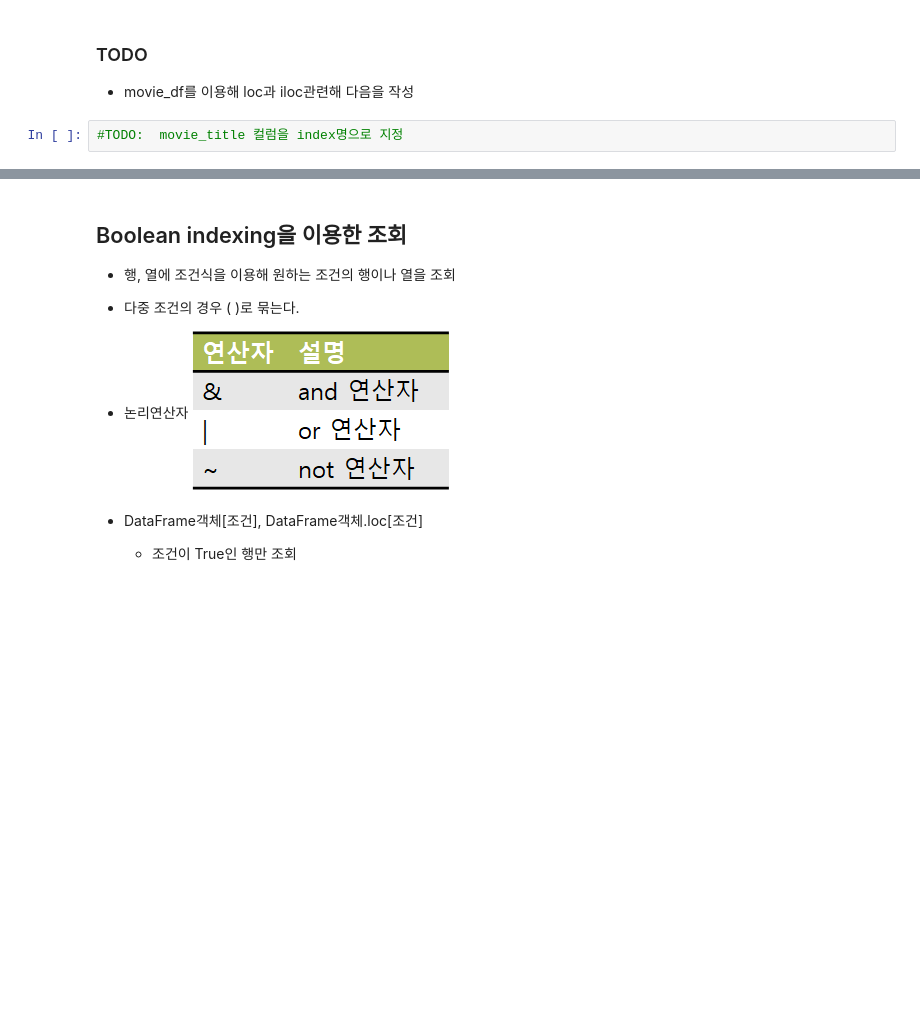
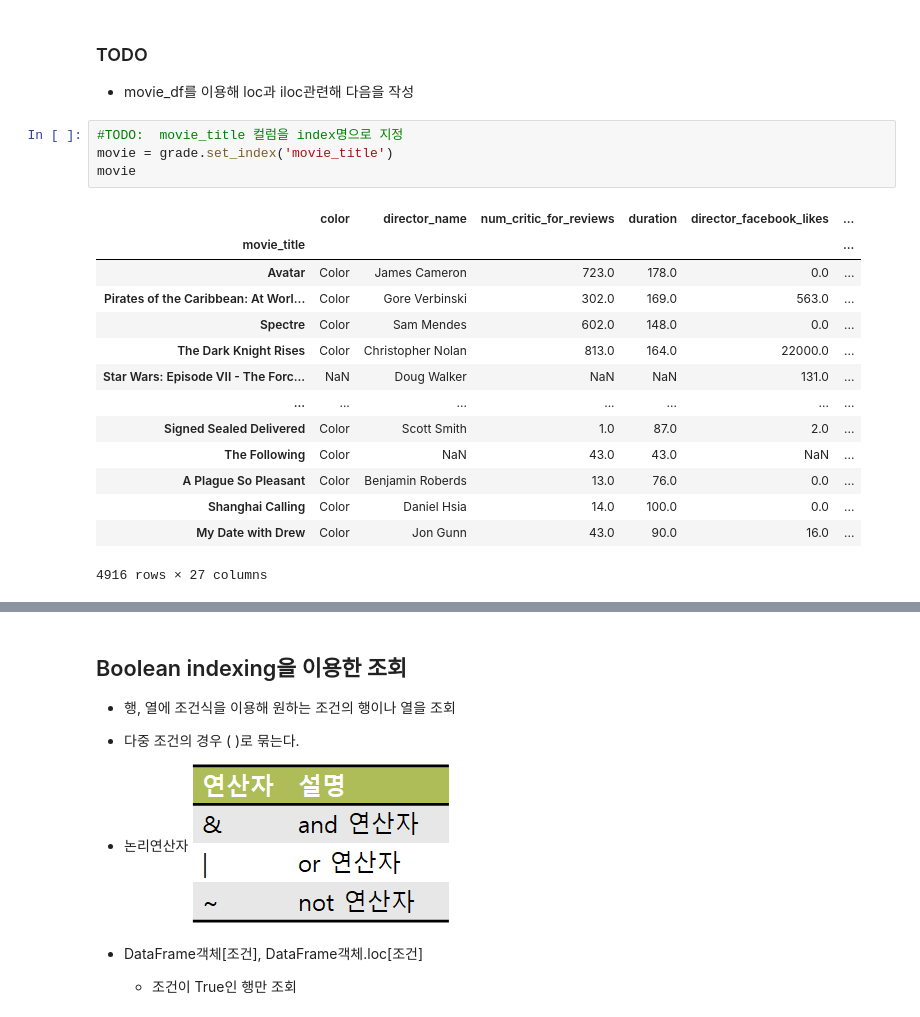
Before and after one commit to kkogggokk/Python, a Jupyter notebook: 04_Pandas/01_수업자료/02_Pandas_DataFrame.ipynb, the cells around one changed output, grey strips where cells are left out. Cells and saved outputs as stored; diff of their text form; blank space fills up the shorter version.

```diff
--- a/04_Pandas/01_수업자료/02_Pandas_DataFrame.ipynb
+++ b/04_Pandas/01_수업자료/02_Pandas_DataFrame.ipynb
@@ -381,5 +1219,22 @@ df =
 - movie_df를 이용해 loc과 iloc관련해 다음을 작성
 # %%
 #TODO:  movie_title 컬럼을 index명으로 지정
+movie = grade.set_index('movie_title')
+movie
+# %% [output]
+|  | color | director_name | num_critic_for_reviews | duration | director_facebook_likes | ... |
+| movie_title |  |  |  |  |  | ... |
+| Avatar | Color | James Cameron | 723.0 | 178.0 | 0.0 | ... |
+| Pirates of the Caribbean: At Worl... | Color | Gore Verbinski | 302.0 | 169.0 | 563.0 | ... |
+| Spectre | Color | Sam Mendes | 602.0 | 148.0 | 0.0 | ... |
+| The Dark Knight Rises | Color | Christopher Nolan | 813.0 | 164.0 | 22000.0 | ... |
+| Star Wars: Episode VII - The Forc... | NaN | Doug Walker | NaN | NaN | 131.0 | ... |
+| ... | ... | ... | ... | ... | ... | ... |
+| Signed Sealed Delivered | Color | Scott Smith | 1.0 | 87.0 | 2.0 | ... |
+| The Following | Color | NaN | 43.0 | 43.0 | NaN | ... |
+| A Plague So Pleasant | Color | Benjamin Roberds | 13.0 | 76.0 | 0.0 | ... |
+| Shanghai Calling | Color | Daniel Hsia | 14.0 | 100.0 | 0.0 | ... |
+| My Date with Drew | Color | Jon Gunn | 43.0 | 90.0 | 16.0 | ... |
+4916 rows × 27 columns
 # %%
 #TODO:  행이름이 Avatar인 행 조회
```
Also changed, not shown: parts of 107 cells of this notebook, 2 other files.
